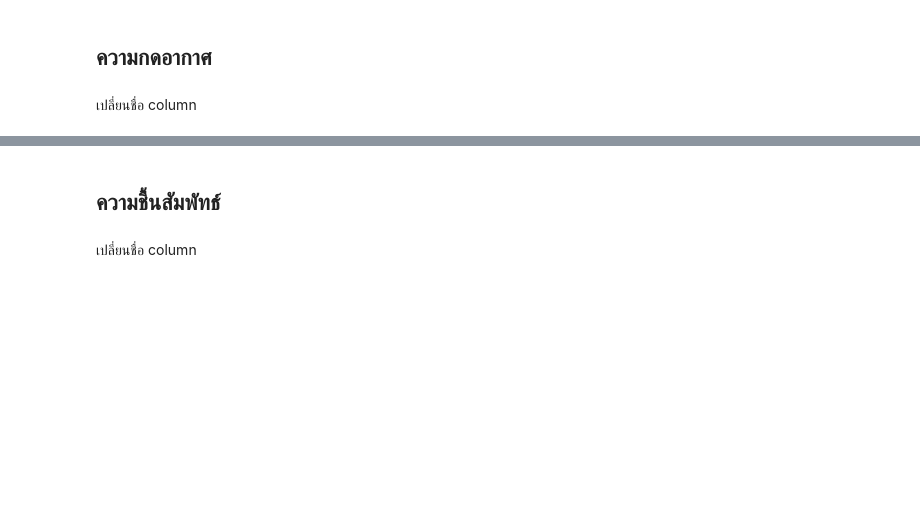
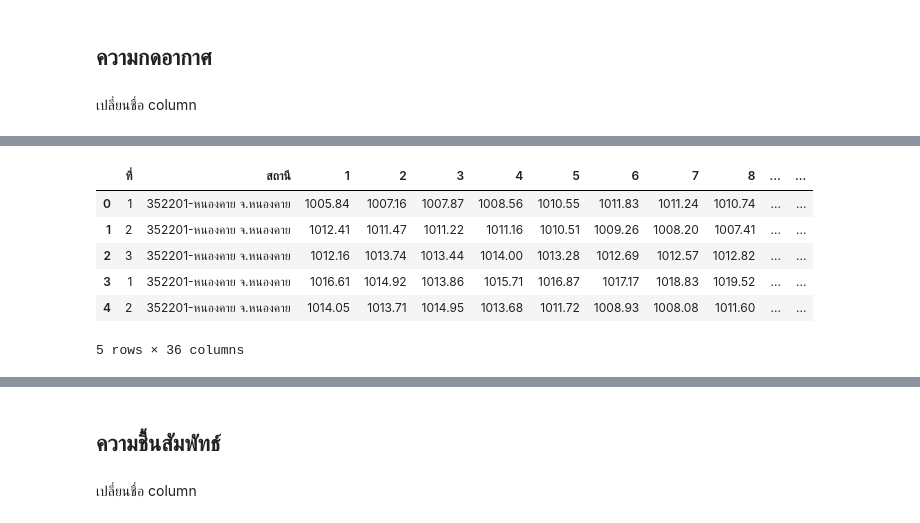
Before and after one commit to kitiluck/BSC_DPDM23, a Jupyter notebook: midterm_bscdpdm23.ipynb, the cells around one changed output, grey strips where cells are left out. Drawn from its saved outputs; the diff is of its cells as text; code cells hidden in the pictures; blank space fills up the shorter version.

```diff
--- a/midterm_bscdpdm23.ipynb
+++ b/midterm_bscdpdm23.ipynb
@@ -67,0 +93,17 @@ Air_L.rename(columns=C)
+# %%
+Air_S.rename(columns={'Unnamed: 0' : 'ที่'},inplace=True)
+Air_S.rename(columns={'Unnamed: 1' : 'สถานี'},inplace=True)
+Air_S.rename(columns={'Unnamed: 2' : 'เดือน-ปี'},inplace=True)
+Air_S.rename(columns={'Unnamed: 34' : 'ค่าเฉลี่ย'},inplace=True)
+Air_S['year'] = Air_S['เดือน-ปี'].dt.year
+Air_S['month'] = Air_S['เดือน-ปี'].dt.month
+Air_S = Air_S.drop(['เดือน-ปี'], axis =1)
+Air_S.head()
+# %% [output]
+|  | ที่ | สถานี | 1 | 2 | 3 | 4 | 5 | 6 | 7 | 8 | ... | ... |
+| 0 | 1 | 352201-หนองคาย จ.หนองคาย | 1005.84 | 1007.16 | 1007.87 | 1008.56 | 1010.55 | 1011.83 | 1011.24 | 1010.74 | ... | ... |
+| 1 | 2 | 352201-หนองคาย จ.หนองคาย | 1012.41 | 1011.47 | 1011.22 | 1011.16 | 1010.51 | 1009.26 | 1008.20 | 1007.41 | ... | ... |
+| 2 | 3 | 352201-หนองคาย จ.หนองคาย | 1012.16 | 1013.74 | 1013.44 | 1014.00 | 1013.28 | 1012.69 | 1012.57 | 1012.82 | ... | ... |
+| 3 | 1 | 352201-หนองคาย จ.หนองคาย | 1016.61 | 1014.92 | 1013.86 | 1015.71 | 1016.87 | 1017.17 | 1018.83 | 1019.52 | ... | ... |
+| 4 | 2 | 352201-หนองคาย จ.หนองคาย | 1014.05 | 1013.71 | 1014.95 | 1013.68 | 1011.72 | 1008.93 | 1008.08 | 1011.60 | ... | ... |
+5 rows × 36 columns
```
Also changed, not shown: parts of 69 cells of this notebook.
